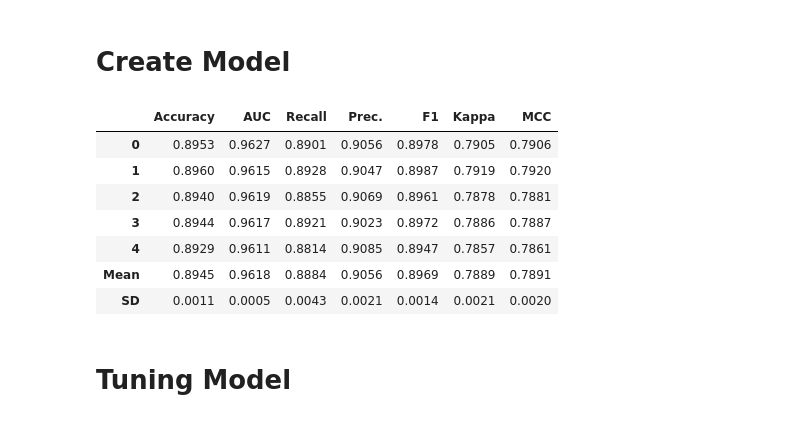
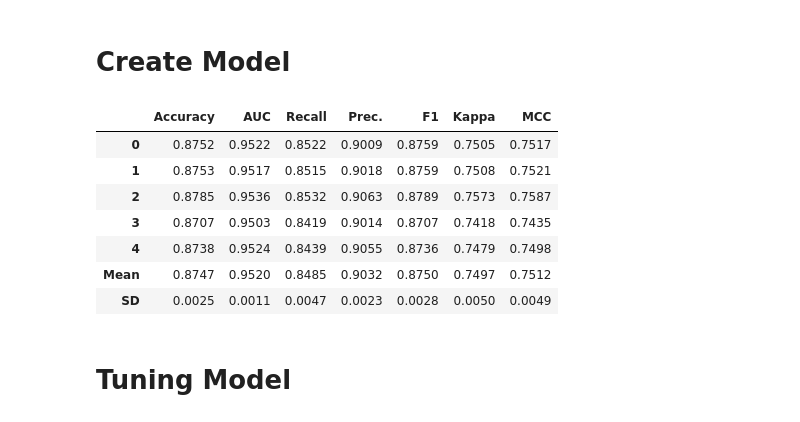
Before and after one commit to MaksonViini/Credit-Risc, a Jupyter notebook: pycaret_data_transform.ipynb, the cells around one changed output. Saved outputs shown, nothing was run; the diff lists cells and outputs as text; code cells hidden in the pictures.

```diff
--- a/pycaret_data_transform.ipynb
+++ b/pycaret_data_transform.ipynb
@@ -100,16 +100,16 @@ best_models = compare_models(fold=5)
 # %% [markdown]
 # Create Model
 # %%
-model = create_model('rf', fold=5)
+model = create_model('lightgbm', fold=5)
 # %% [output]
 |  | Accuracy | AUC | Recall | Prec. | F1 | Kappa | MCC |
-| 0 | 0.8953 | 0.9627 | 0.8901 | 0.9056 | 0.8978 | 0.7905 | 0.7906 |
-| 1 | 0.8960 | 0.9615 | 0.8928 | 0.9047 | 0.8987 | 0.7919 | 0.7920 |
-| 2 | 0.8940 | 0.9619 | 0.8855 | 0.9069 | 0.8961 | 0.7878 | 0.7881 |
-| 3 | 0.8944 | 0.9617 | 0.8921 | 0.9023 | 0.8972 | 0.7886 | 0.7887 |
-| 4 | 0.8929 | 0.9611 | 0.8814 | 0.9085 | 0.8947 | 0.7857 | 0.7861 |
-| Mean | 0.8945 | 0.9618 | 0.8884 | 0.9056 | 0.8969 | 0.7889 | 0.7891 |
-| SD | 0.0011 | 0.0005 | 0.0043 | 0.0021 | 0.0014 | 0.0021 | 0.0020 |
+| 0 | 0.8752 | 0.9522 | 0.8522 | 0.9009 | 0.8759 | 0.7505 | 0.7517 |
+| 1 | 0.8753 | 0.9517 | 0.8515 | 0.9018 | 0.8759 | 0.7508 | 0.7521 |
+| 2 | 0.8785 | 0.9536 | 0.8532 | 0.9063 | 0.8789 | 0.7573 | 0.7587 |
+| 3 | 0.8707 | 0.9503 | 0.8419 | 0.9014 | 0.8707 | 0.7418 | 0.7435 |
+| 4 | 0.8738 | 0.9524 | 0.8439 | 0.9055 | 0.8736 | 0.7479 | 0.7498 |
+| Mean | 0.8747 | 0.9520 | 0.8485 | 0.9032 | 0.8750 | 0.7497 | 0.7512 |
+| SD | 0.0025 | 0.0011 | 0.0047 | 0.0023 | 0.0028 | 0.0050 | 0.0049 |
 # %% [markdown]
 # Tuning Model
 # %%
```
Also changed, not shown: parts of 11 cells of this notebook, 1 other file.
